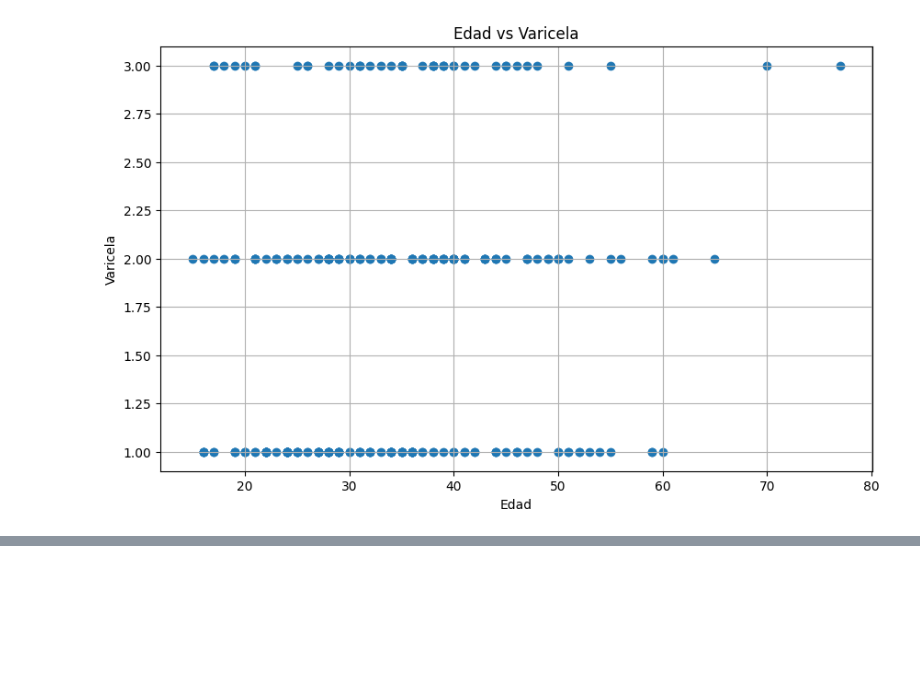
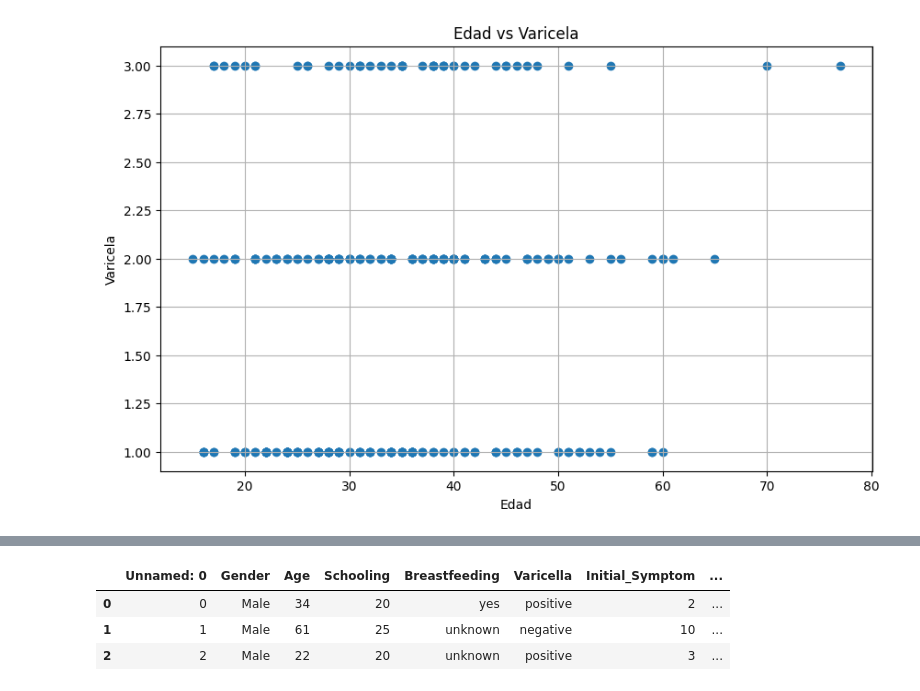
Before and after one commit to BertoloniLucas/SimaAI, a Jupyter notebook: 29_7 (paso 1) - Lectura del dataset .ipynb, the cells around one changed output, grey strips where cells are left out. Saved outputs shown, nothing was run; the diff lists cells and outputs as text; code cells hidden in the pictures; blank space fills up the shorter version.

```diff
--- a/29_7 (paso 1) - Lectura del dataset .ipynb
+++ b/29_7 (paso 1) - Lectura del dataset .ipynb
@@ -28,0 +47,2 @@ plt.show()
+# %%
+data[data.columns] = data[data.columns].astype('Int64')
@@ -28,0 +51,19 @@ plt.show()
+# %%
+gender = {1:'Male', 2: 'Female'}
+breastfeeding = {1: 'yes', 2:'no', 3:'unknown'}
+varicella = {1 : 'positive', 2: 'negative', 3: 'unknown'}
+group = {1: 'CDMS' , 2: 'Non-CDMS' }
+# %%
+data['Gender'] = data['Gender'].map(gender)
+data['Breastfeeding'] = data['Breastfeeding'].map(breastfeeding)
+data['Varicella'] = data['Varicella'].map(varicella)
+data['group'] = data['group'].map(group)
+
+#con .map, estamos cambiando los valores de las columnas por los valores que le asignamos en los diccionarios
+# %%
+data.head(3)
+# %% [output]
+|  | Unnamed: 0 | Gender | Age | Schooling | Breastfeeding | Varicella | Initial_Symptom | ... |
+| 0 | 0 | Male | 34 | 20 | yes | positive | 2 | ... |
+| 1 | 1 | Male | 61 | 25 | unknown | negative | 10 | ... |
+| 2 | 2 | Male | 22 | 20 | unknown | positive | 3 | ... |
```
Also changed, not shown: parts of 3 cells of this notebook.
